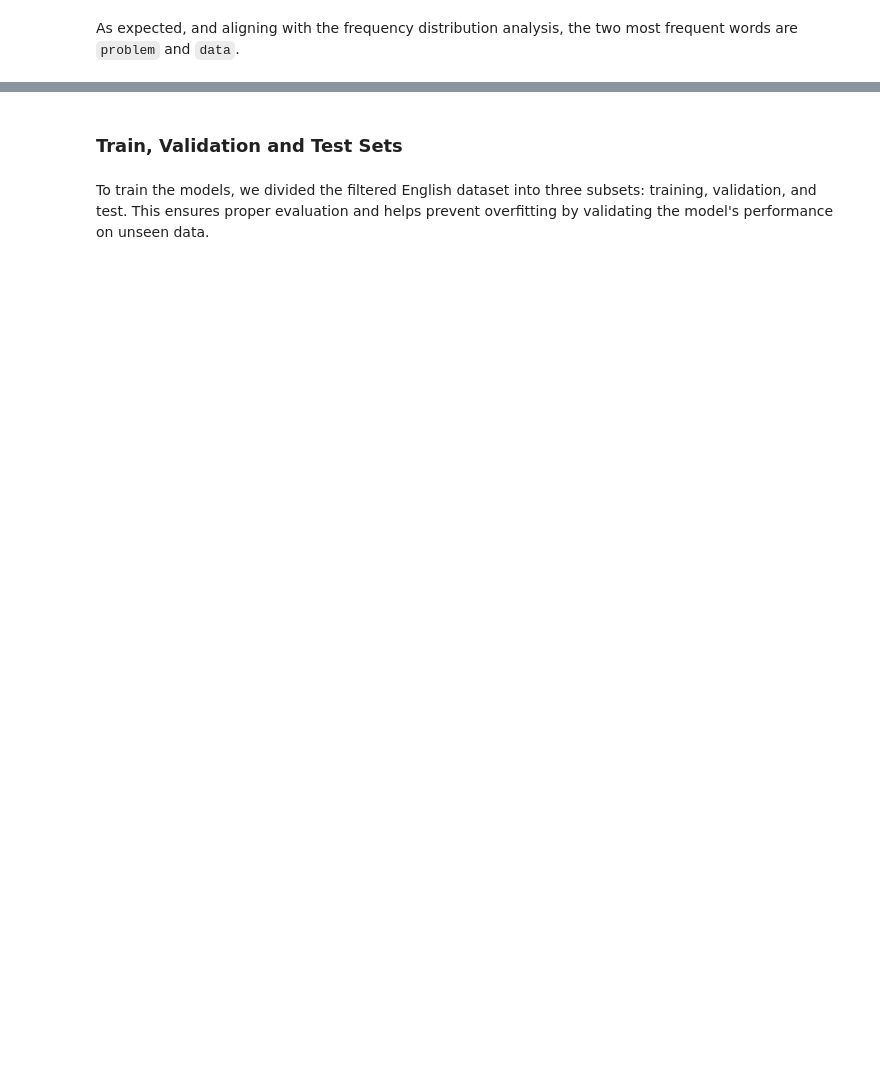
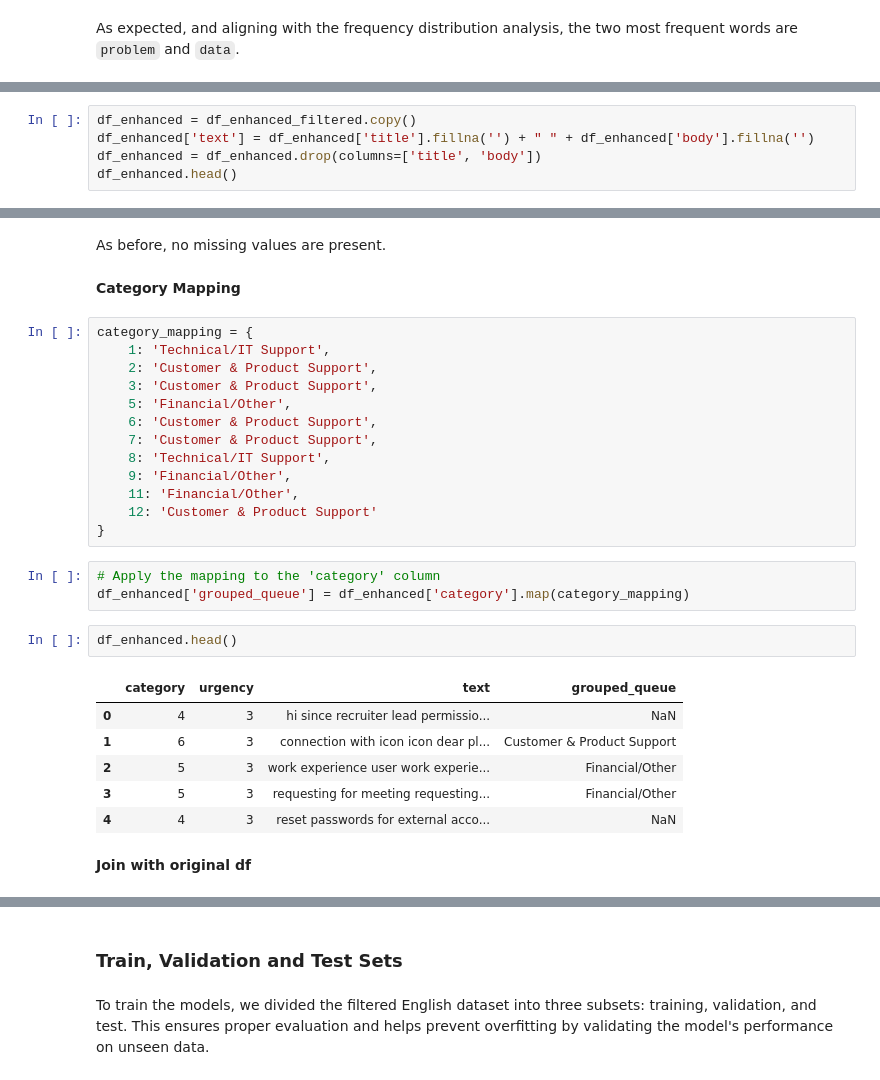
Before and after one commit to margavera/Customer-IT-Support-Text-Classification, a Jupyter notebook: notebooks/EDA.ipynb, the cells around one changed output, grey strips where cells are left out. Drawn from its saved outputs; the diff is of its cells as text; blank space fills up the shorter version.

```diff
--- a/notebooks/EDA.ipynb
+++ b/notebooks/EDA.ipynb
@@ -553,0 +615,5 @@ As expected, and aligning with the frequency distribution analysis, the two most
+# %%
+df_enhanced = df_enhanced_filtered.copy()
+df_enhanced['text'] = df_enhanced['title'].fillna('') + " " + df_enhanced['body'].fillna('')
+df_enhanced = df_enhanced.drop(columns=['title', 'body'])
+df_enhanced.head()
@@ -553,0 +640,31 @@ As expected, and aligning with the frequency distribution analysis, the two most
+# %% [markdown]
+As before, no missing values are present.
+# %% [markdown]
+**Category Mapping**
+# %%
+category_mapping = {
+    1: 'Technical/IT Support',
+    2: 'Customer & Product Support',
+    3: 'Customer & Product Support',
+    5: 'Financial/Other',
+    6: 'Customer & Product Support',
+    7: 'Customer & Product Support',
+    8: 'Technical/IT Support',
+    9: 'Financial/Other',
+    11: 'Financial/Other',
+    12: 'Customer & Product Support'
+}
+# %%
+# Apply the mapping to the 'category' column
+df_enhanced['grouped_queue'] = df_enhanced['category'].map(category_mapping)
+# %%
+df_enhanced.head()
+# %% [output]
+|  | category | urgency | text | grouped_queue |
+| 0 | 4 | 3 | hi since recruiter lead permissio... | NaN |
+| 1 | 6 | 3 | connection with icon icon dear pl... | Customer & Product Support |
+| 2 | 5 | 3 | work experience user work experie... | Financial/Other |
+| 3 | 5 | 3 | requesting for meeting requesting... | Financial/Other |
+| 4 | 4 | 3 | reset passwords for external acco... | NaN |
+# %% [markdown]
+**Join with original df**
```
Also changed, not shown: parts of 23 cells of this notebook.
